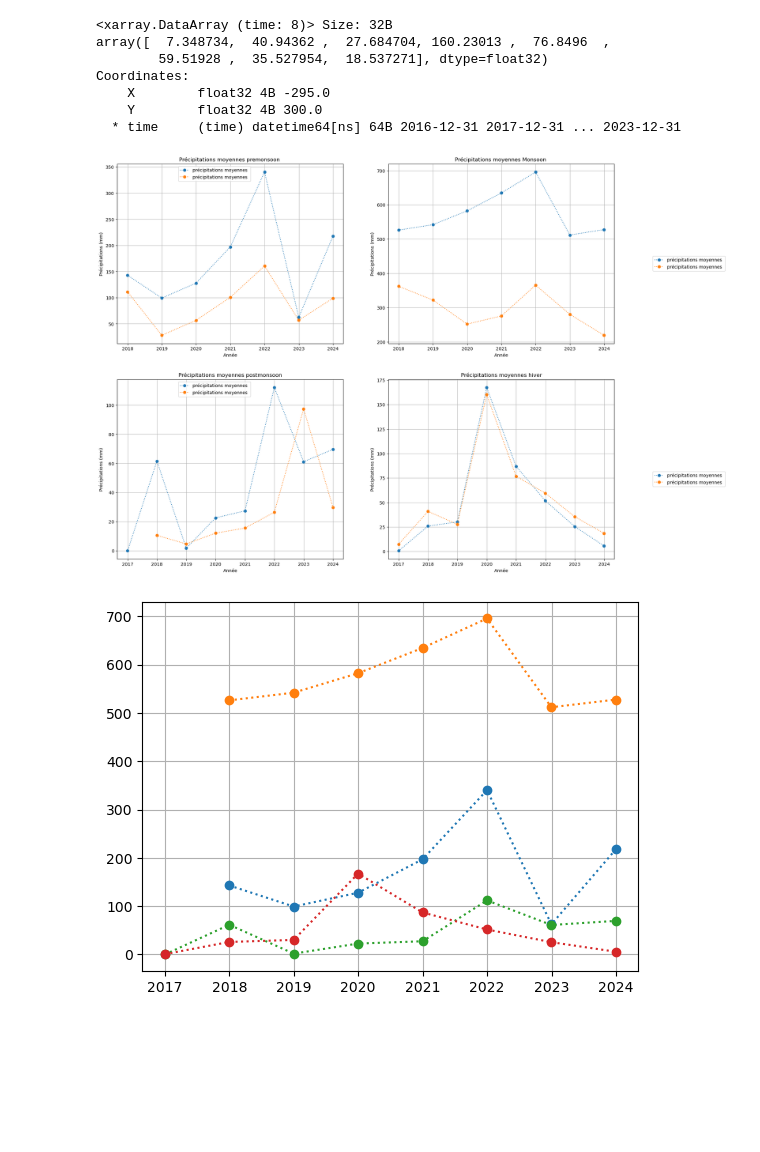
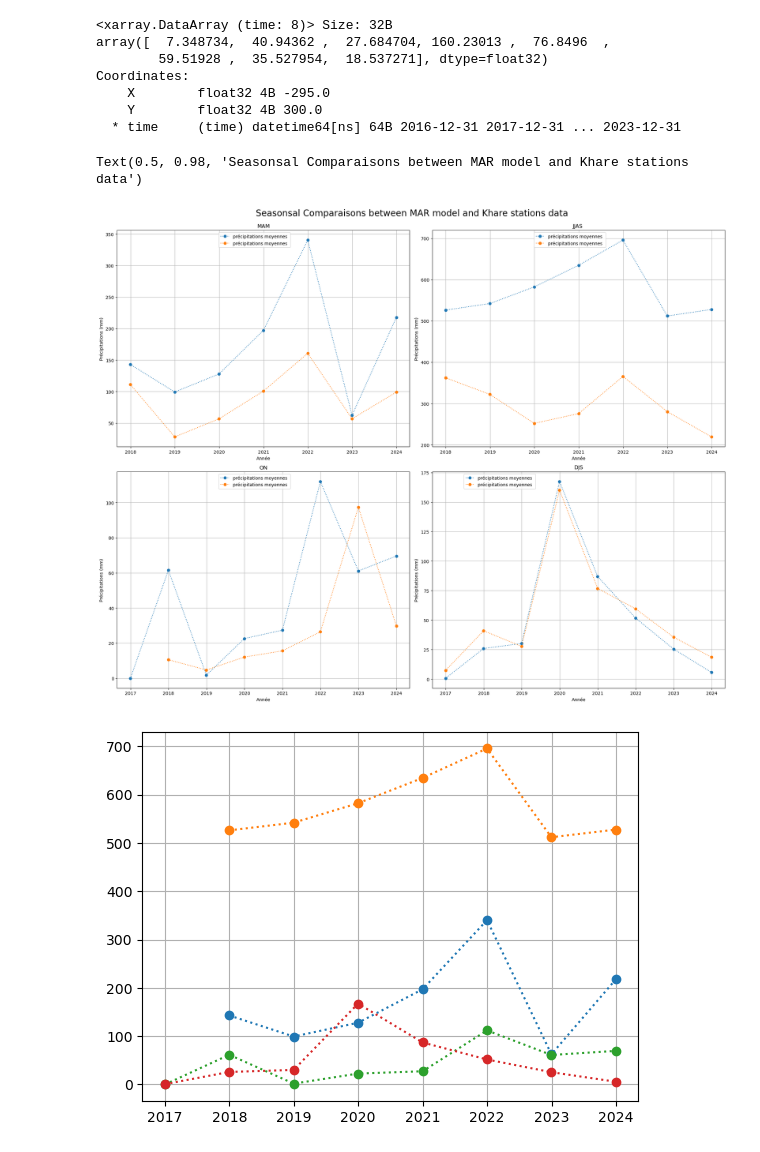
Before and after one commit to Andeol-ramb/MAR_HMA_GLACIOCLIM_Comparisons, a Jupyter notebook: TimeSeries_Ts_Pr_Khare_MAR_16-23.ipynb, the cells around one changed output. Saved outputs shown, nothing was run; the diff lists cells and outputs as text; code cells hidden in the pictures; blank space fills up the shorter version.

```diff
--- a/TimeSeries_Ts_Pr_Khare_MAR_16-23.ipynb
+++ b/TimeSeries_Ts_Pr_Khare_MAR_16-23.ipynb
@@ -272,40 +272,45 @@ fig, ((ax1,ax2) , (ax3,ax4)) = plt.subplots(2,2, figsize=(20,16))
 ax1.plot(RR_premon.time, RR_premon['RRhourly'].values, linestyle=':', marker= 'o', label='précipitations moyennes ')
 ax1.plot(PrMAR_premon.time, PrMAR_premon.values, linestyle=':', marker= 'o', label='précipitations moyennes ')
 
 ax1.legend(bbox_to_anchor=(0.1, 0.5, 0.5, 0.5))
-ax1.set_title('Précipitations moyennes premonsoon ')
+ax1.set_title('MAM')
 ax1.set_xlabel('Année')
 ax1.set_ylabel('Précipitations (mm)')
 ax1.grid()
 
 ax2.plot(RR_mon.time, RR_mon['RRhourly'].values,linestyle=':', marker= 'o', label='précipitations moyennes ')
 ax2.plot(Timeseries_PrMAR_mon.time, Timeseries_PrMAR_mon.values, linestyle=':', marker= 'o', label='précipitations moyennes ')
 
-ax2.legend(bbox_to_anchor=(1, 0, 0.5, 0.5))
-ax2.set_title('Précipitations moyennes Monsoon ')
+ax2.legend(bbox_to_anchor=(0.1, 0.5, 0.5, 0.5))
+ax2.set_title('JJAS ')
 ax2.set_xlabel('Année')
 ax2.set_ylabel('Précipitations (mm)')
 ax2.grid()
 
 ax3.plot(RR_postmon.time, RR_postmon['RRhourly'].values,linestyle=':', marker= 'o', label='précipitations moyennes ')
 ax3.plot(Timeseries_PrMAR_postmon.time, Timeseries_PrMAR_postmon.values, linestyle=':', marker= 'o', label='précipitations moyennes ')
 
 ax3.legend(bbox_to_anchor=(0.1, 0.5, 0.5, 0.5))
-ax3.set_title('Précipitations moyennes postmonsoon')
+ax3.set_title('ON')
 ax3.set_xlabel('Année')
 ax3.set_ylabel('Précipitations (mm)')
 ax3.grid()
 
 ax4.plot(RR_hiver.time, RR_hiver['RRhourly'].values,linestyle=':', marker= 'o', label='précipitations moyennes ')
 ax4.plot(Timeseries_PrMAR_hiver.time, Timeseries_PrMAR_hiver.values, linestyle=':', marker= 'o', label='précipitations moyennes ')
 
-ax4.legend(bbox_to_anchor=(1, 0, 0.5, 0.5))
-ax4.set_title('Précipitations moyennes hiver')
+ax4.legend(bbox_to_anchor=(0.1, 0.5, 0.5, 0.5))
+ax4.set_title('DJS')
 ax4.set_xlabel('Année')
 ax4.set_ylabel('Précipitations (mm)')
 ax4.grid()
+
+
+plt.tight_layout(rect=[0, 0, 1, 0.96])  # Maria script theft : leave space for the suptitle
+fig.suptitle('Seasonsal Comparaisons between MAR model and Khare stations data',fontsize=20)
 # %% [output]
+Text(0.5, 0.98, 'Seasonsal Comparaisons between MAR model and Khare stations data')
-[figure, old version]
+[figure, new version]
 # %%
 plt.plot(RR_premon.time, RR_premon['RRhourly'].values, linestyle=':', marker= 'o', label='précipitations moyennes saisonnières')
 
```
Also changed, not shown: parts of 3 cells of this notebook.
